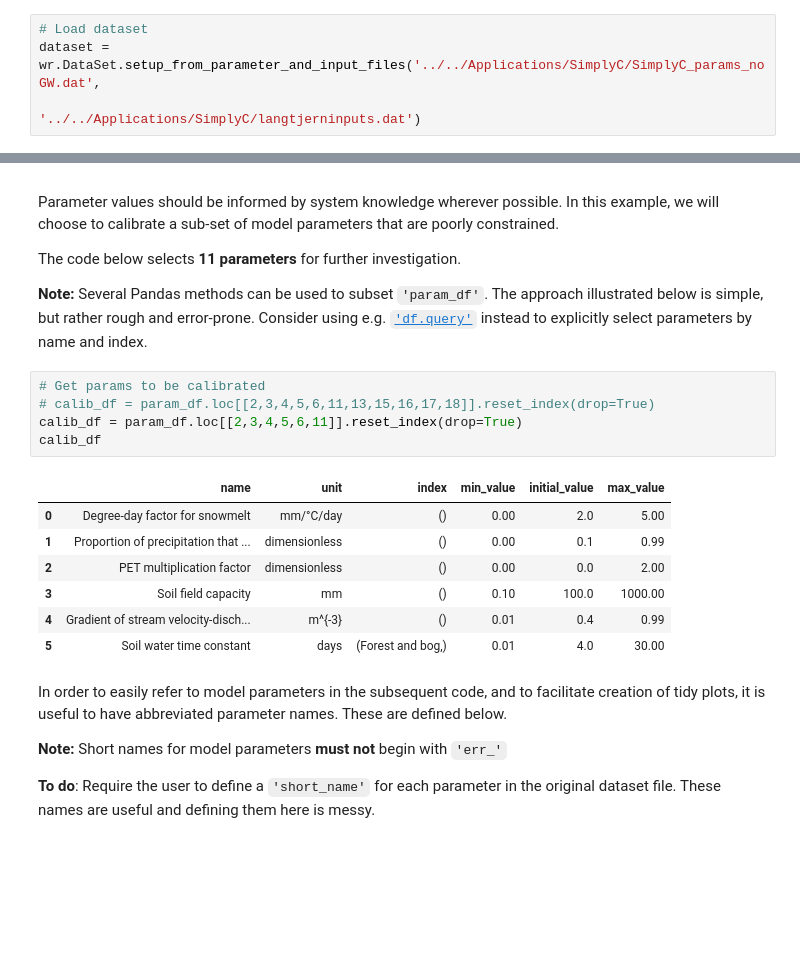
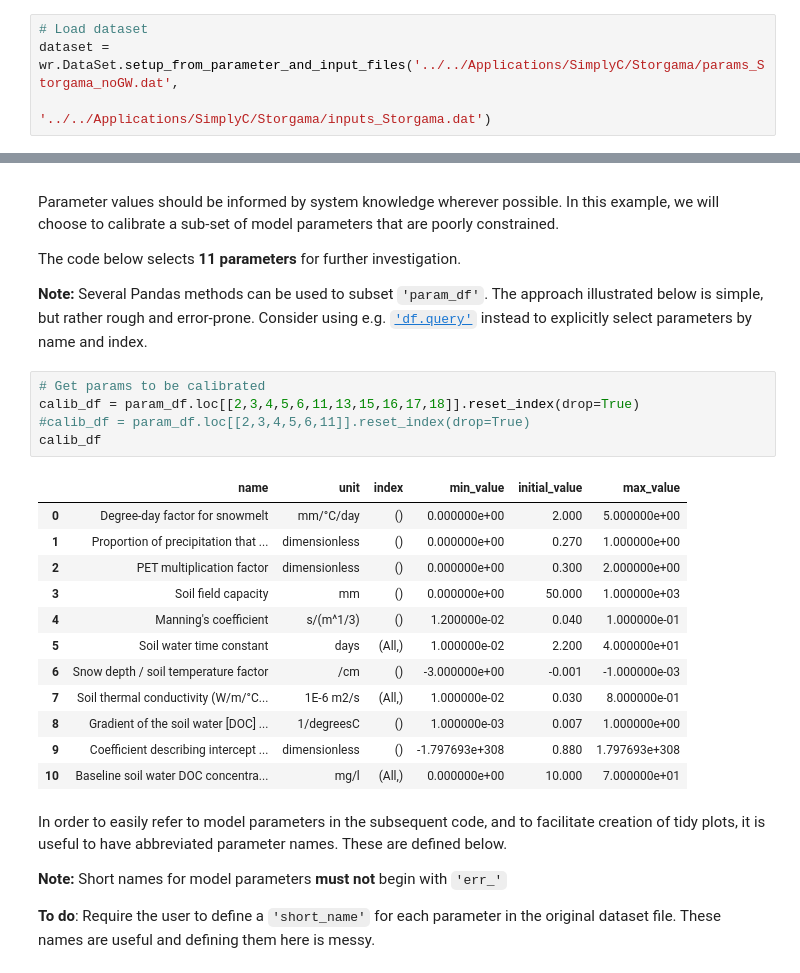
Before and after one commit to NIVANorge/Mobius, a Jupyter notebook: PythonWrapper/SimplyC/SimplyC_calibration.ipynb, the cells around one changed output, grey strips where cells are left out. Drawn from its saved outputs; the diff is of its cells as text; blank space fills up the shorter version.

```diff
--- a/PythonWrapper/SimplyC/SimplyC_calibration.ipynb
+++ b/PythonWrapper/SimplyC/SimplyC_calibration.ipynb
@@ -25,8 +25,8 @@ calib_fpath = (r"..\mobius_calib_uncert_lmfit.py")
 cu = imp.load_source('mobius_calib_uncert_lmfit', calib_fpath)
 # %%
 # Load dataset
-dataset = wr.DataSet.setup_from_parameter_and_input_files('../../Applications/SimplyC/SimplyC_params_noGW.dat',
-                                                          '../../Applications/SimplyC/langtjerninputs.dat')
+dataset = wr.DataSet.setup_from_parameter_and_input_files('../../Applications/SimplyC/Storgama/params_Storgama_noGW.dat',
+                                                          '../../Applications/SimplyC/Storgama/inputs_Storgama.dat')
 # %% [markdown]
 ### Link observed and simulated datasets
 
@@ -108,17 +105,22 @@ The code below selects **11 parameters** for further investigation.
 **Note:** Several Pandas methods can be used to subset `'param_df'`. The approach illustrated below is simple, but rather rough and error-prone.  Consider using e.g. [`'df.query'`](https://pandas.pydata.org/pandas-docs/stable/reference/api/pandas.DataFrame.query.html) instead to explicitly select parameters by name and index.
 # %%
 # Get params to be calibrated
-# calib_df = param_df.loc[[2,3,4,5,6,11,13,15,16,17,18]].reset_index(drop=True)
-calib_df = param_df.loc[[2,3,4,5,6,11]].reset_index(drop=True)
+calib_df = param_df.loc[[2,3,4,5,6,11,13,15,16,17,18]].reset_index(drop=True)
+#calib_df = param_df.loc[[2,3,4,5,6,11]].reset_index(drop=True)
 calib_df
 # %% [output]
 |  | name | unit | index | min_value | initial_value | max_value |
-| 0 | Degree-day factor for snowmelt | mm/°C/day | () | 0.00 | 2.0 | 5.00 |
-| 1 | Proportion of precipitation that ... | dimensionless | () | 0.00 | 0.1 | 0.99 |
-| 2 | PET multiplication factor | dimensionless | () | 0.00 | 0.0 | 2.00 |
-| 3 | Soil field capacity | mm | () | 0.10 | 100.0 | 1000.00 |
-| 4 | Gradient of stream velocity-disch... | m^{-3} | () | 0.01 | 0.4 | 0.99 |
-| 5 | Soil water time constant | days | (Forest and bog,) | 0.01 | 4.0 | 30.00 |
+| 0 | Degree-day factor for snowmelt | mm/°C/day | () | 0.000000e+00 | 2.000 | 5.000000e+00 |
+| 1 | Proportion of precipitation that ... | dimensionless | () | 0.000000e+00 | 0.270 | 1.000000e+00 |
+| 2 | PET multiplication factor | dimensionless | () | 0.000000e+00 | 0.300 | 2.000000e+00 |
+| 3 | Soil field capacity | mm | () | 0.000000e+00 | 50.000 | 1.000000e+03 |
+| 4 | Manning's coefficient | s/(m^1/3) | () | 1.200000e-02 | 0.040 | 1.000000e-01 |
+| 5 | Soil water time constant | days | (All,) | 1.000000e-02 | 2.200 | 4.000000e+01 |
+| 6 | Snow depth / soil temperature factor | /cm | () | -3.000000e+00 | -0.001 | -1.000000e-03 |
+| 7 | Soil thermal conductivity (W/m/°C... | 1E-6 m2/s | (All,) | 1.000000e-02 | 0.030 | 8.000000e-01 |
+| 8 | Gradient of the soil water [DOC] ... | 1/degreesC | () | 1.000000e-03 | 0.007 | 1.000000e+00 |
+| 9 | Coefficient describing intercept ... | dimensionless | () | -1.797693e+308 | 0.880 | 1.797693e+308 |
+| 10 | Baseline soil water DOC concentra... | mg/l | (All,) | 0.000000e+00 | 10.000 | 7.000000e+01 |
 # %% [markdown]
 In order to easily refer to model parameters in the subsequent code, and to facilitate creation of tidy plots, it is useful to have abbreviated parameter names. These are defined below.
 
```
Also changed, not shown: parts of 8 cells of this notebook, 7 other files.
